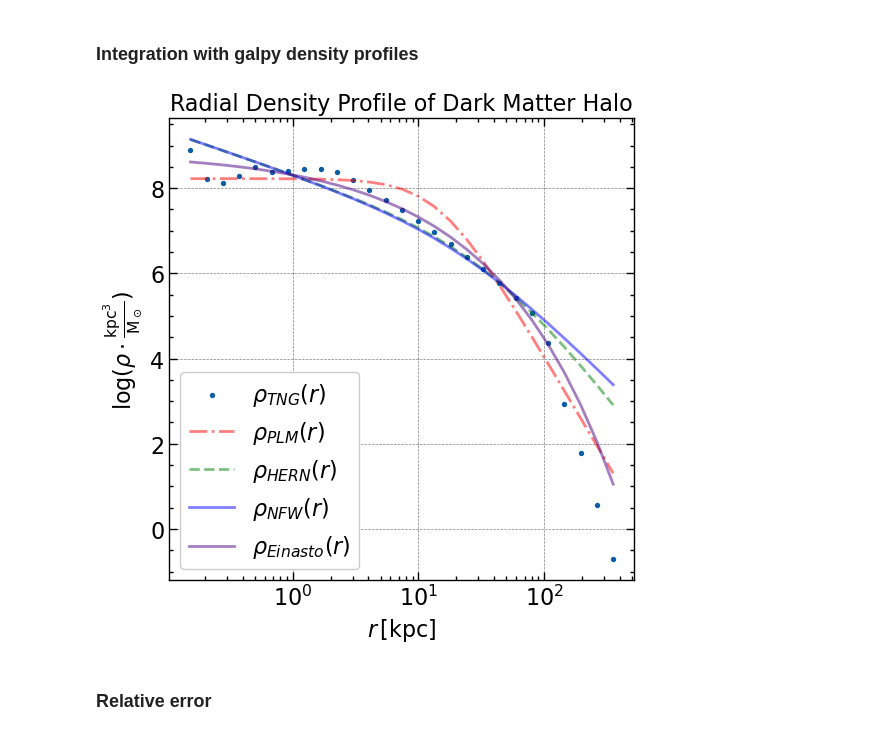
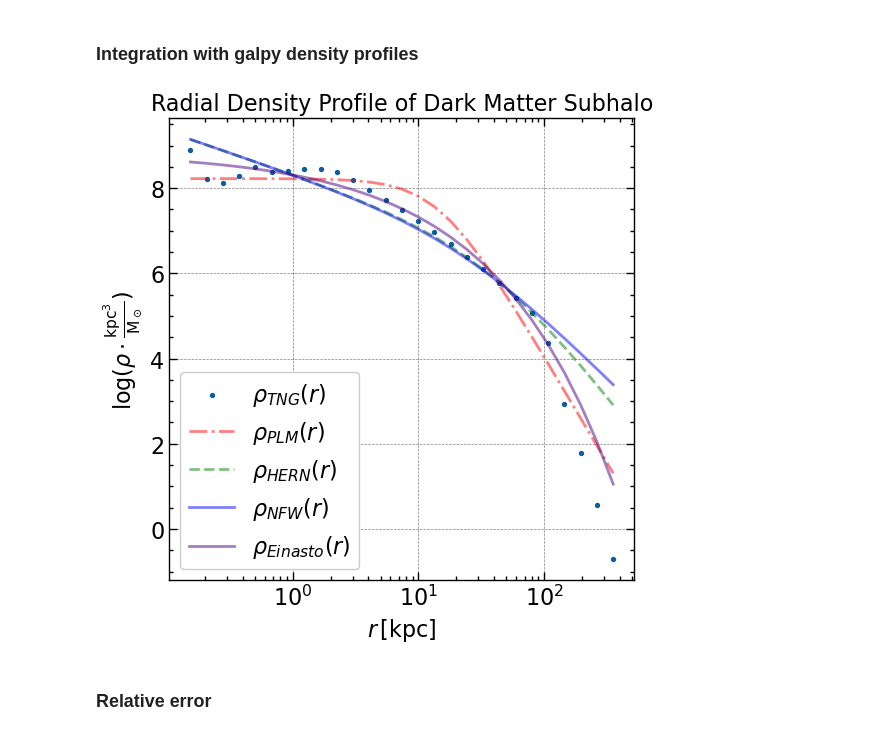
Before and after one commit to Jitskeverheecke/TANA_Project, a Jupyter notebook: project.ipynb, the cells around one changed output. Saved outputs shown, nothing was run; the diff lists cells and outputs as text; code cells hidden in the pictures.

```diff
--- a/project.ipynb
+++ b/project.ipynb
@@ -9,9 +9,6 @@ from astropy import constants as c
 from astropy import units as u
 #import pandas as pd
 #import seaborn as sns
-# %%
-import scienceplots
-plt.style.use(['science', 'notebook', 'grid'])
 # %% [markdown]
 ### Data structure
 # %%
@@ -477,27 +491,27 @@ rho_Einasto_j = rho_Einasto(r_j, b = popt_Einasto[0]*kpc, rho0 = popt_Einasto[1]
 # %%
 plt.close('all')
 plt.figure(figsize=(6,6))
 #plt.loglog()
 plt.scatter(r_j.value, np.log10(rho_j.value), s=8, label=r'$\rho_{TNG}(r)$')
 plt.plot(r_j.value, rho_plummer_j, '-.', color='red', alpha=0.5, label=r'$\rho_{PLM}(r)$')
 plt.plot(r_j.value, rho_Hernquist_j, '--', color='green', alpha=0.5, label=r'$\rho_{HERN}(r)$')
 #plt.plot(r_j.value, rho_Jaffe_j, '-', color='orange', alpha=0.5, label=r'$\rho_{JAFFE}(r)$')
 plt.plot(r_j.value, rho_NFW_j, '-', color='blue', alpha=0.5, label=r'$\rho_{NFW}(r)$')
 #plt.plot(r_j.value, rho_DPL_j, ':', color='purple', alpha=0.5, label=r'$\rho_{DPL}(r)$')
 plt.plot(r_j.value, rho_Einasto_j, '-', color='indigo', alpha=0.5, label=r'$\rho_{Einasto}(r)$')
 #plt.plot(r_j.value, rho_gNFW_j, '-', color='cyan', alpha=0.5, label=r'$\rho_{gNFW}(r)$')
 #plt.plot(r_j.value, rho_Burkert_j, '-.', color='pink', alpha=0.5, label=r'$\rho_{BKT}(r)$')
 plt.xlabel(r'$r\,\text{[kpc]}$')
 plt.ylabel(r'$\text{log}(\rho \cdot\frac{\text{kpc}^3}{\text{M}_\odot})$')
-plt.title('Radial Density Profile of Dark Matter Halo')
+plt.title('Radial Density Profile of Dark Matter Subhalo')
 #plt.xlim(0,10**3)
 plt.legend()
 plt.xscale('log')
 #save in figure folder
 plt.savefig('Figures/Density_Profile_Fits.pdf', bbox_inches='tight')
 plt.show()
 # %% [output]
-[figure, old version]
+[figure, new version]
 # %% [markdown]
 ### Relative error
 # %%
```
Also changed, not shown: parts of 12 cells of this notebook, 7 other files.
